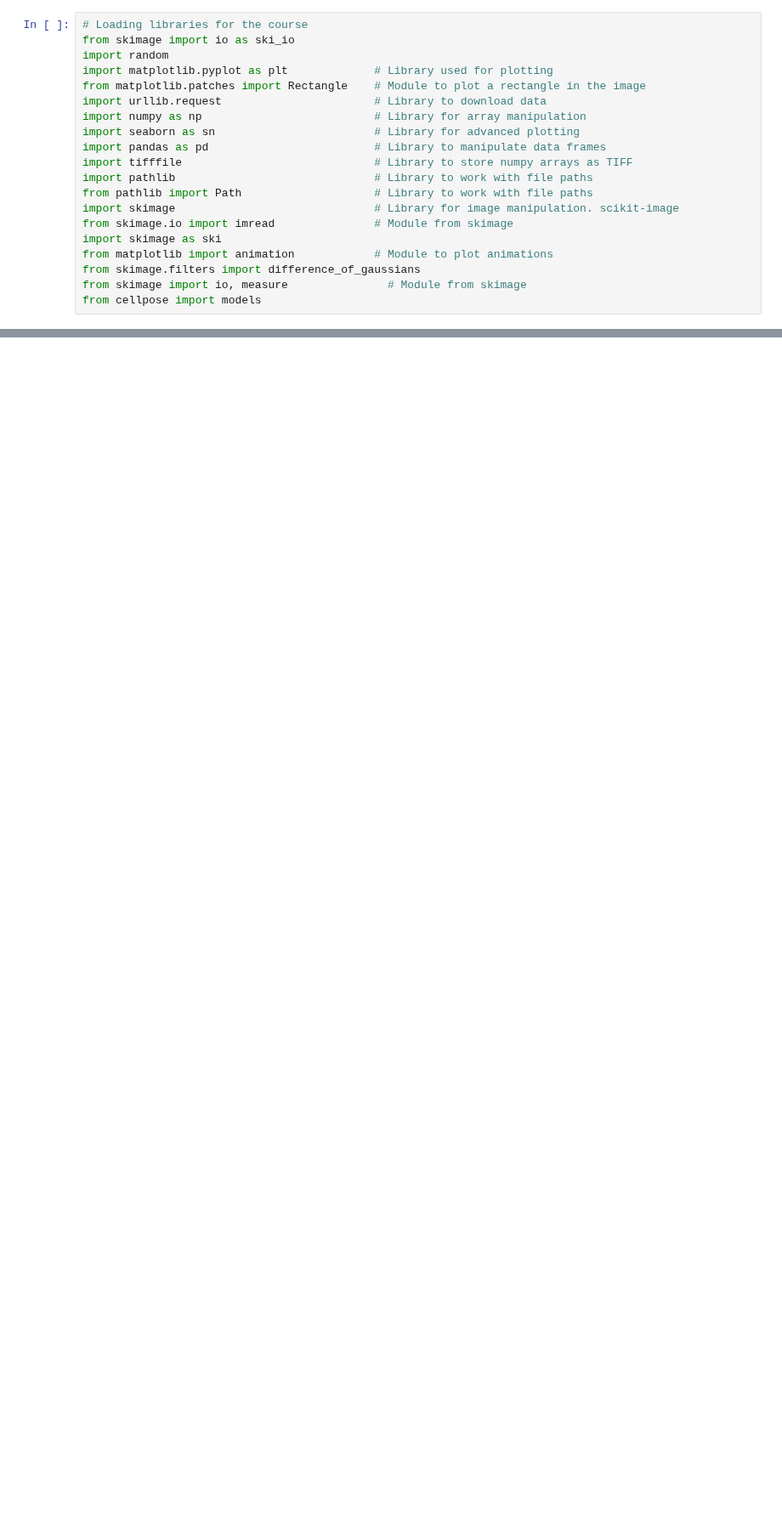
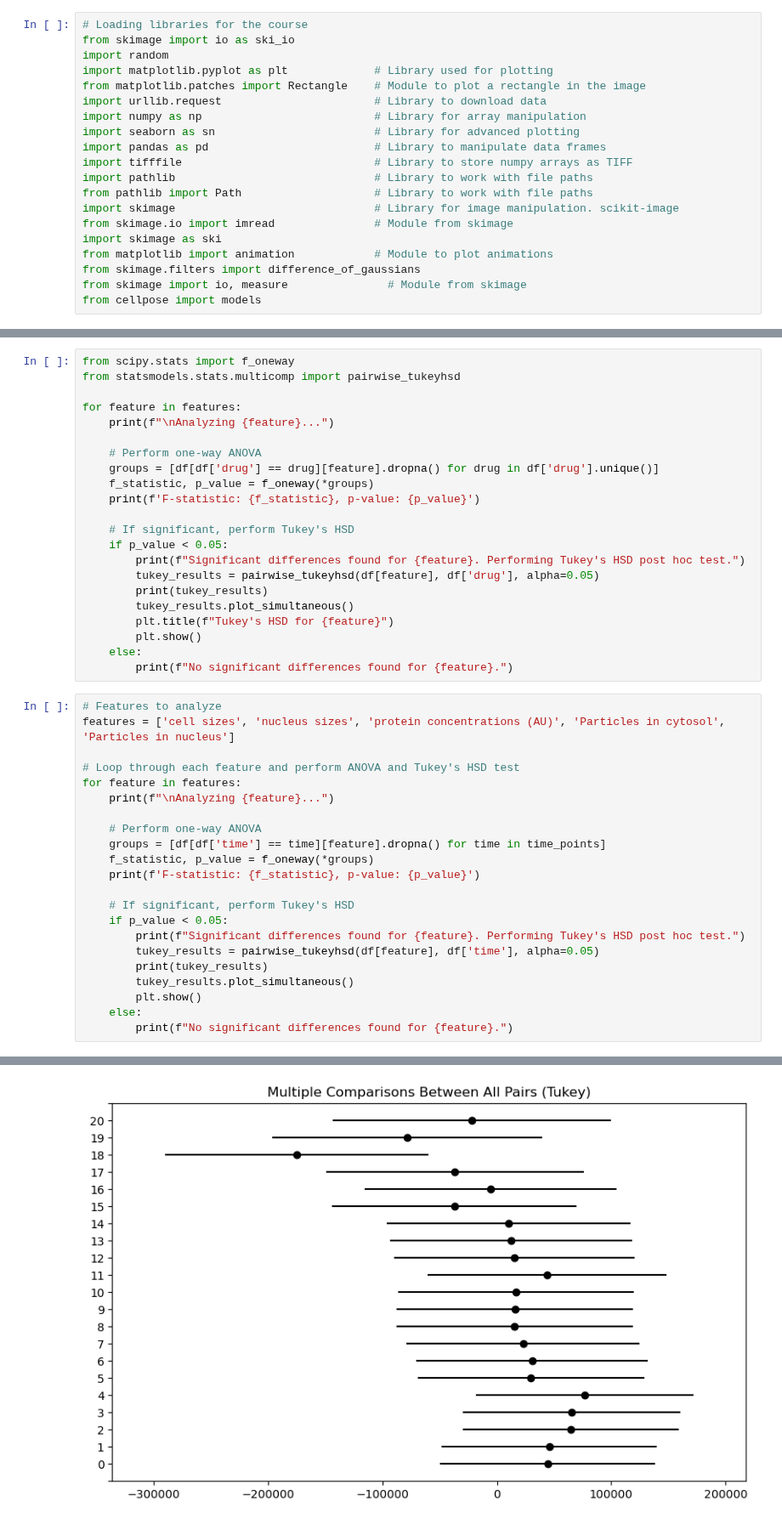
Before and after one commit to Munsky/UQbio2024_Team6, a Jupyter notebook: project_Daria.ipynb, the cells around one changed output, grey strips where cells are left out. Shown at 85% size. Cells and saved outputs as stored; diff of their text form; blank space fills up the shorter version.

```diff
--- a/project_Daria.ipynb
+++ b/project_Daria.ipynb
@@ -117,0 +704,45 @@ Merged DataFrame for all frames:
+# %%
+from scipy.stats import f_oneway
+from statsmodels.stats.multicomp import pairwise_tukeyhsd
+
+for feature in features:
+    print(f"\nAnalyzing {feature}...")
+
+    # Perform one-way ANOVA
+    groups = [df[df['drug'] == drug][feature].dropna() for drug in df['drug'].unique()]
+    f_statistic, p_value = f_oneway(*groups)
+    print(f'F-statistic: {f_statistic}, p-value: {p_value}')
+
+    # If significant, perform Tukey's HSD
+    if p_value < 0.05:
+        print(f"Significant differences found for {feature}. Performing Tukey's HSD post hoc test.")
+        tukey_results = pairwise_tukeyhsd(df[feature], df['drug'], alpha=0.05)
+        print(tukey_results)
+        tukey_results.plot_simultaneous()
+        plt.title(f"Tukey's HSD for {feature}")
+        plt.show()
+    else:
+        print(f"No significant differences found for {feature}.")
+# %%
+# Features to analyze
+features = ['cell sizes', 'nucleus sizes', 'protein concentrations (AU)', 'Particles in cytosol', 'Particles in nucleus']
+
+# Loop through each feature and perform ANOVA and Tukey's HSD test
+for feature in features:
+    print(f"\nAnalyzing {feature}...")
+
+    # Perform one-way ANOVA
+    groups = [df[df['time'] == time][feature].dropna() for time in time_points]
+    f_statistic, p_value = f_oneway(*groups)
+    print(f'F-statistic: {f_statistic}, p-value: {p_value}')
+
+    # If significant, perform Tukey's HSD
+    if p_value < 0.05:
+        print(f"Significant differences found for {feature}. Performing Tukey's HSD post hoc test.")
+        tukey_results = pairwise_tukeyhsd(df[feature], df['time'], alpha=0.05)
+        print(tukey_results)
+        tukey_results.plot_simultaneous()
+        plt.show()
+    else:
+        print(f"No significant differences found for {feature}.")
+# %% [output]
@@ -117,0 +766 @@ Merged DataFrame for all frames:
+[figure, added]
```
Also changed, not shown: parts of 18 cells of this notebook.
